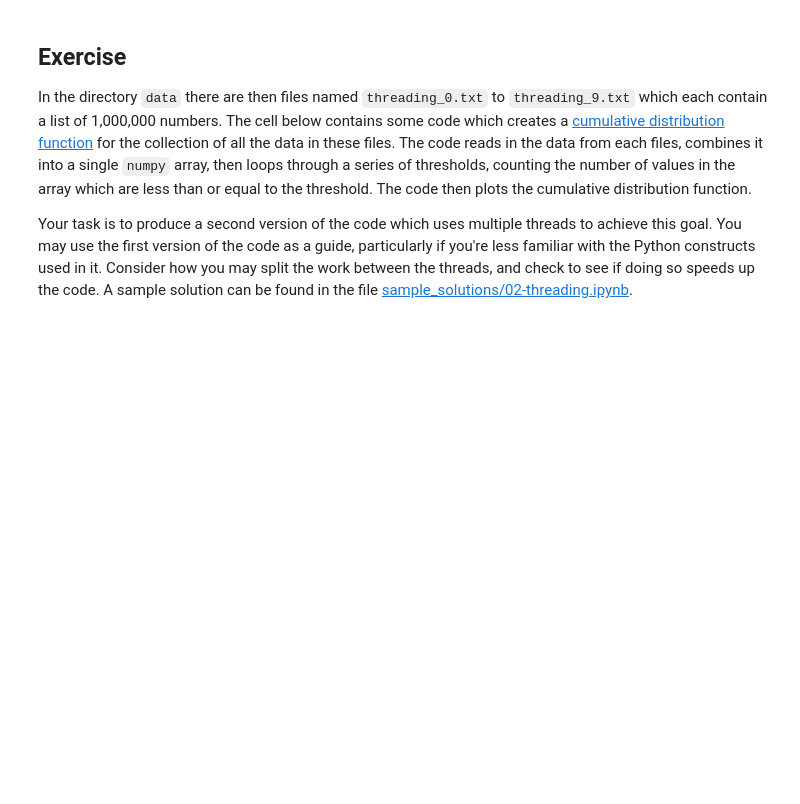
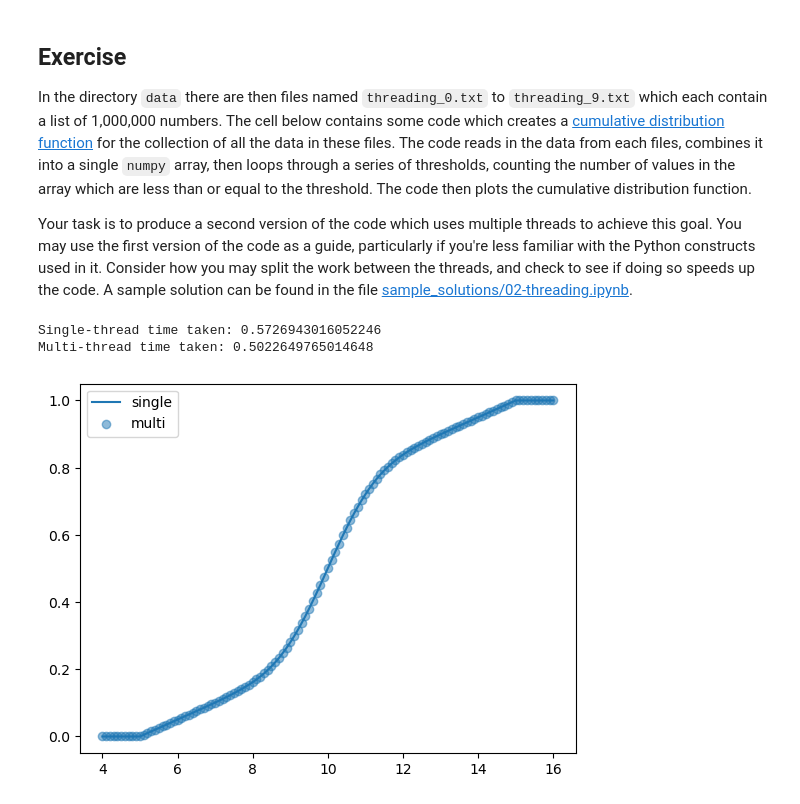
Before and after one commit to cosmicbhejafry/RCDS-parallel-programming-in-python, a Jupyter notebook: 02_threading.ipynb, the cells around one changed output. Saved outputs shown, nothing was run; the diff lists cells and outputs as text; code cells hidden in the pictures; blank space fills up the shorter version.

Commit message:
modified:   02_threading.ipynb 	modified:   03_multiprocessing.ipynb 	new file:   03_multiprocessing_scripts/pipe_example_variations/pipe_example_withp1.py 	new file:   notes_on_install.md

```diff
--- a/02_threading.ipynb
+++ b/02_threading.ipynb
@@ -324,7 +434,7 @@ import numpy as np
 
 def write_data_string(data, i):
     # Write the data string to a file
-    with open(f'outputs/threading_io_{i}.txt', 'w') as f:
+    with open(f'outputs/02_threading/threading_io_{i}.txt', 'w') as f:
         f.write(data)
 
 # Number of data points to generate and number of files
@@ -360,3 +470,5 @@ for t in threads:
     t.join()
 
 print(f'Multi-thread time: {time.time() - start_time}s')
+# If the underlying module is written in Python --> this bypassing of GIL trick won't work as well
+# think about what's happening under the hood & then decide if to use GIL or not
@@ -447,41 +566,89 @@ thresholds = np.linspace(4, 16, 121)
 
 # SINGLE-THREAD VERSION
 start_time = time.time()
+
 # Load the files into a number of numpy arrays within a list
 data_list = [np.loadtxt(f'data/threading_{i}.txt') for i in range(10)]
 
 # Concatenate the arrays in the list into a single array
 data = np.concatenate(data_list)
 
-# Create an array to hold the CDF
+# Create an array to hold the CDF of the same shape as 'thresholds'
 cdf = np.zeros_like(thresholds)
 
 # Loop over the thresholds, counting the number of values below each threshold
 for i, threshold in enumerate(thresholds):
     cdf[i] = np.sum(data < threshold)
 
 # Divide by the number of values to get the CDF
 cdf = cdf / len(data)
 
 print(f'Single-thread time taken: {time.time() - start_time}')
 
+# Plot the CDF
+plt.plot(thresholds, cdf,label='single');
+
 # MULTI-THREAD VERSION
 start_time = time.time()
+
 # Write you code here
 
+# Runs on n_thread threads -- same as number of files
+n_threads = 10
 
+#for lock:
+cdf = np.zeros_like(thresholds)
+cdf_norm_val = 0
 
+# without lock:
+cdfs = []
+cdf_lens = []
 
+lock = threading.Lock()
 
+time.start = time.time()
 
+def find_cdf_lower(thread_val,threshold_vals=thresholds):
 
+    data_val = np.loadtxt(f'data/threading_{i}.txt')
+    cdf_with_lock = True
 
+    if cdf_with_lock == True:
+        # number of vals in data below threshold for each smaller data object
+        temp_cdf = np.zeros_like(threshold_vals)
+        for j, threshold in enumerate(threshold_vals):
+            temp_cdf[j] = np.sum(data_val<threshold)
 
+        # lock cdf and update it -- does it need to be locked??
+        lock.acquire()
+        global cdf, cdf_norm_val
+        cdf += temp_cdf
+        cdf_norm_val += len(data_val)
+        lock.release()
 
+    else:
+        # TO AVOID THIS: NEED TO STORE RESULTS IN A LIST OF NUMPY ARRAYS
+        # AND THEN COMBINE THEM IN THE END
+        pass
 
+threads = []
+
+for i in range(n_threads):
+    t = threading.Thread(target=find_cdf_lower, args=(i,))
+    t.start()
+    threads.append(t)
+
+for t in threads:
+    t.join()
 
 
 print(f'Multi-thread time taken: {time.time() - start_time}')
+# Plot the CDF
+plt.scatter(thresholds, cdf/cdf_norm_val,label='multi',alpha=0.5);
 
-# Plot the CDF
-plt.plot(thresholds, cdf);
+plt.legend()
+plt.show()
+# %% [output]
+Single-thread time taken: 0.5726943016052246
+Multi-thread time taken: 0.5022649765014648
+[figure, added]
```
Also changed, not shown: parts of 15 cells of this notebook, 3 other files.
